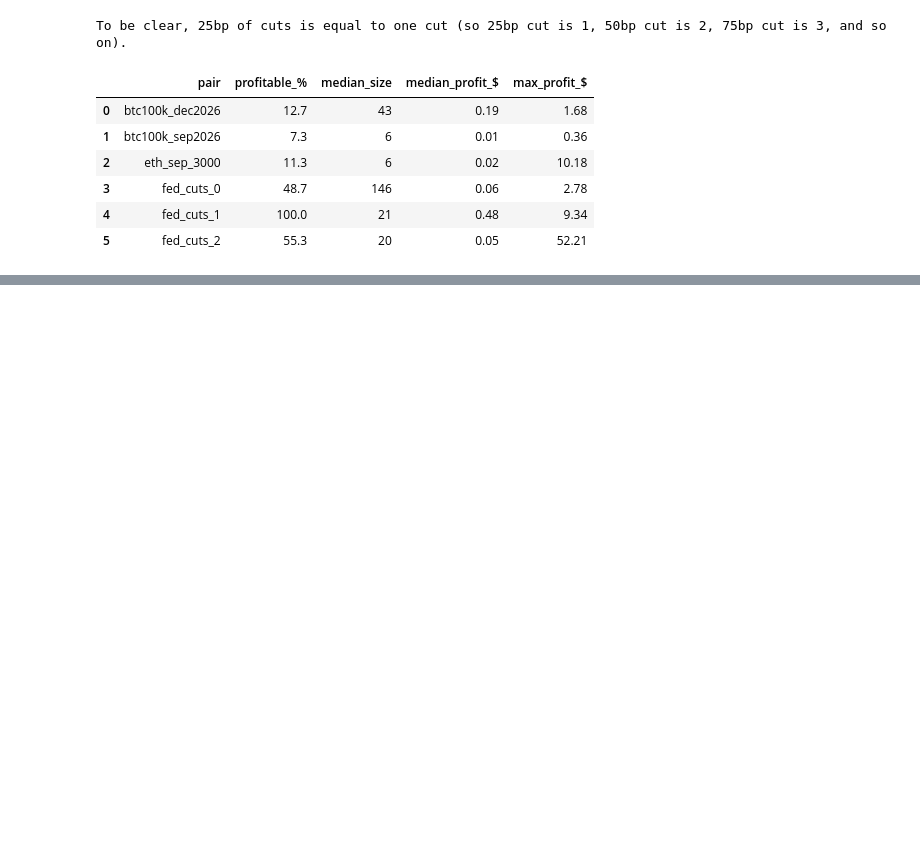
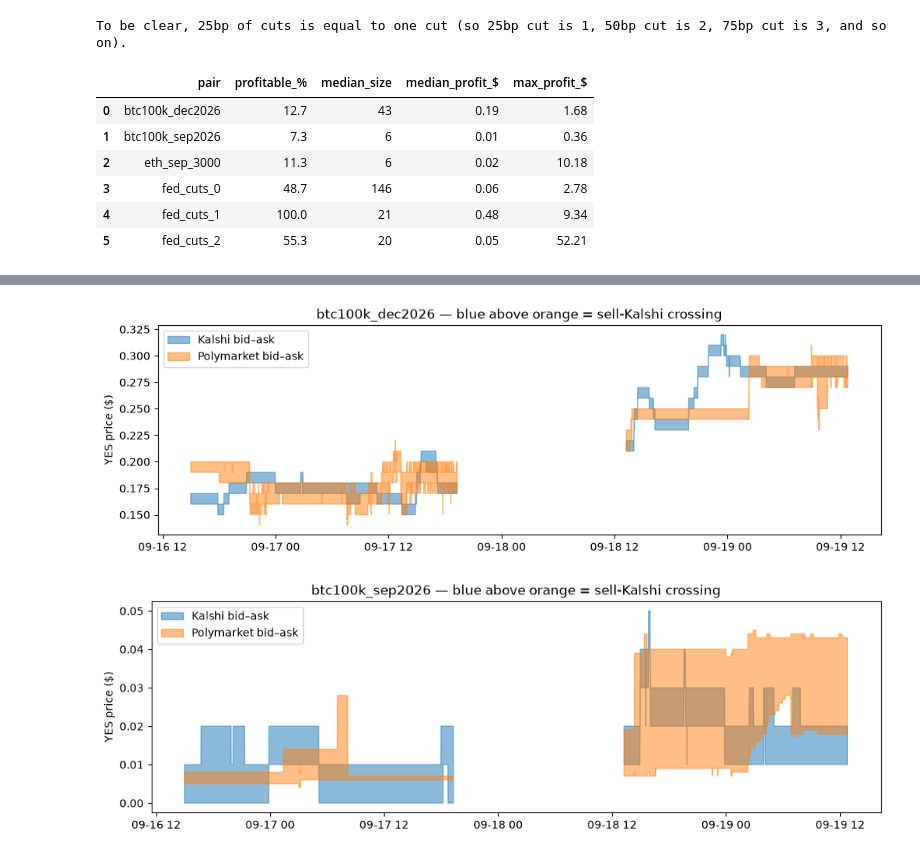
Before and after one commit to MobinHariri/kalshi-polymarket-microstructure, a Jupyter notebook: 02_analysis.ipynb, the cells around one changed output, grey strips where cells are left out. Saved outputs shown, nothing was run; the diff lists cells and outputs as text; code cells hidden in the pictures; blank space fills up the shorter version.

Commit message:
Classify crypto pairs; direction and frozen-book checks; Bitcoin bands plot

```diff
--- a/02_analysis.ipynb
+++ b/02_analysis.ipynb
@@ -169,0 +216,12 @@ pd.DataFrame(rows)
+# %%
+rows = []
+for p, m in results.items():
+    prof = m[m.net_exec > 0]
+    a = prof.k_bid - prof.p_ask   # > 0: sell YES on Kalshi, buy YES on Polymarket
+    b = prof.p_bid - prof.k_ask   # > 0: sell YES on Polymarket, buy YES on Kalshi
+    n = max(len(prof), 1)
+    rows.append({"pair": p,
+                 "profitable_rows": len(prof),
+                 "sell_kalshi_%": round((a > 0).sum() / n * 100, 1),
+                 "sell_poly_%":   round((b > 0).sum() / n * 100, 1)})
+pd.DataFrame(rows)
@@ -169,0 +236,20 @@ pd.DataFrame(rows)
+# %%
+import matplotlib.pyplot as plt
+
+def plot_bands(pair):
+    r = (results[pair].set_index("ts")[["k_bid", "k_ask", "p_bid", "p_ask"]]
+         .resample("1min").last())          # empty minutes (the outage) become gaps
+    r.index = r.index.tz_convert(None)      # plain UTC times for the x-axis
+    fig, ax = plt.subplots(figsize=(12, 3.5))
+    ax.fill_between(r.index, r.k_bid, r.k_ask, color="tab:blue",   alpha=0.5, label="Kalshi bid–ask")
+    ax.fill_between(r.index, r.p_bid, r.p_ask, color="tab:orange", alpha=0.5, label="Polymarket bid–ask")
+    ax.set_title(pair + " — blue above orange = sell-Kalshi crossing")
+    ax.set_ylabel("YES price ($)")
+    ax.legend(loc="upper left")
+    plt.show()
+
+for p in ["btc100k_dec2026", "btc100k_sep2026"]:
+    plot_bands(p)
+# %% [output]
+[figure, added]
+[figure, added]
```
Also changed, not shown: parts of 3 cells of this notebook.
